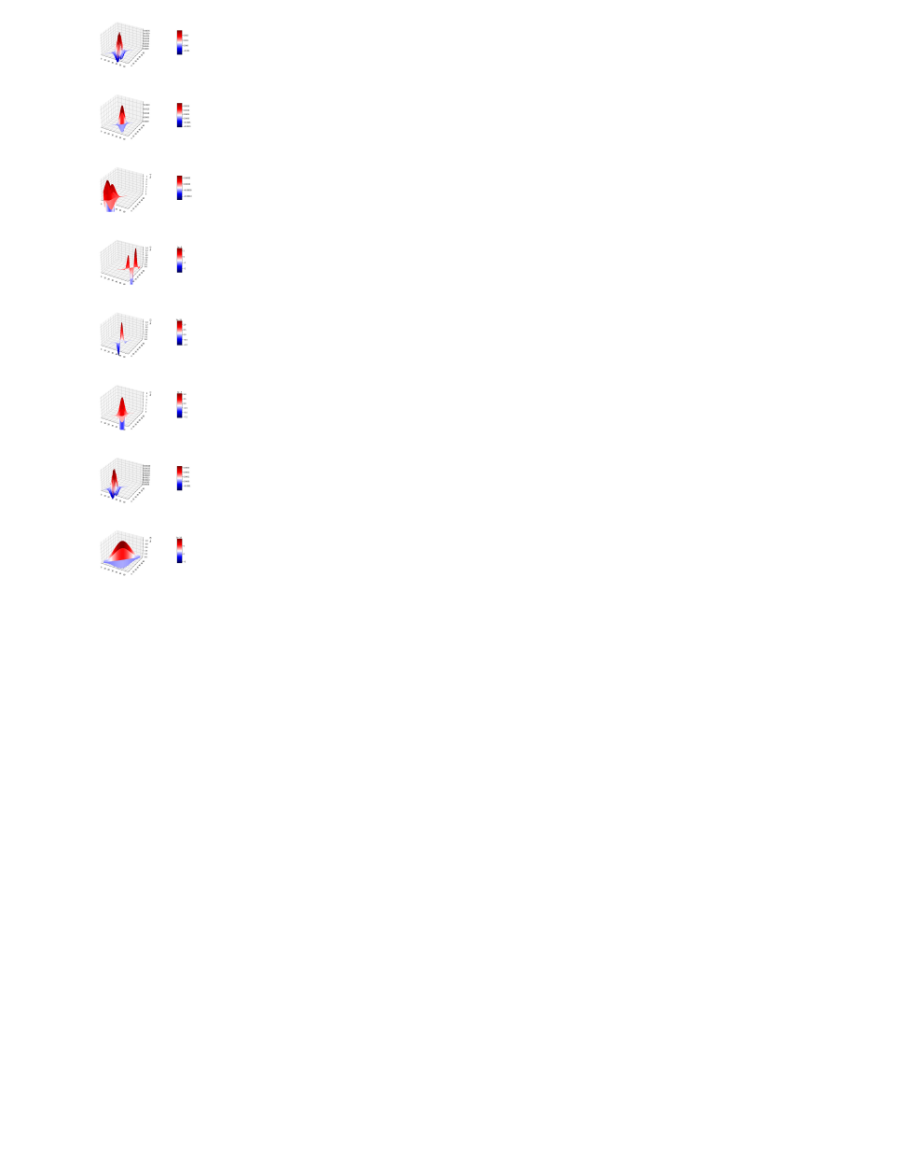
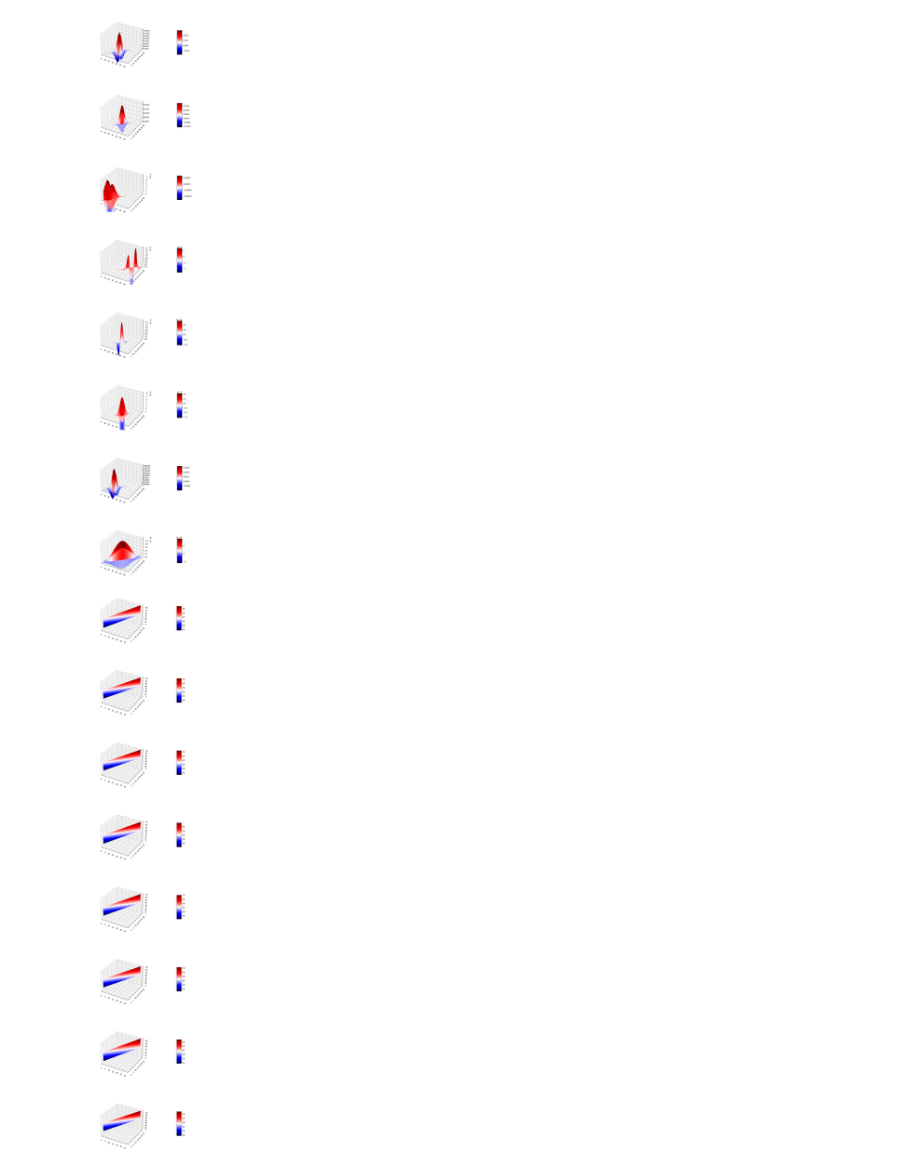
Before and after one commit to ktagen-sudo/Gabor3D, a Jupyter notebook: Notebooks/Visualize_Gabor_3D.ipynb, the cells around one changed output. Drawn from its saved outputs; the diff is of its cells as text; code cells hidden in the pictures; blank space fills up the shorter version.

Commit message:
Update on visualizing the Gabor

```diff
--- a/Notebooks/Visualize_Gabor_3D.ipynb
+++ b/Notebooks/Visualize_Gabor_3D.ipynb
@@ -158,3 +158,52 @@ plt.subplots_adjust(hspace=0.5)
 plt.show()
 # %% [output]
 [figure]
+# %%
+#Create a cube
+side = 31
+x = np.arange(0, side)
+y = np.arange(0, side)
+z = np.arange(0,side)
+ym, zm, xm = np.meshgrid(y, z, x)
+
+cube = xm + ym + zm
+
+#Plotting IA,
+fig = plt.figure()
+fig.set_size_inches(50, 50)
+
+total_plots = 0
+np.random.seed(1)
+
+while True:
+    ax = fig.add_subplot(9, 1, total_plots + 1,
+                          projection='3d')
+
+    slice_ = np.random.randint(low=2, high=cube.shape[2])
+    #orientation_ = np.random.randint(low=2, high=cube.shape[2])
+    # Data for a three-dimensional line
+    X = np.arange(0, len(cube))
+    Y = X
+
+    # Plot the surface.
+    surf = ax.plot_surface(X, Y, cube[slice_], cmap=cm.seismic,
+                           linewidth=0, antialiased=False)
+
+    # Customize the z axis.
+    ax.set_zlim(0, np.max(cube[slice_]))
+    #ax.zaxis.set_major_locator(LinearLocator(10))
+    # A StrMethodFormatter is used automatically
+    #ax.zaxis.set_major_formatter('{x:.02f}')
+
+    # Add a color bar which maps values to colors.
+    fig.colorbar(surf, shrink=0.5, aspect=5)
+    total_plots +=1
+
+    if total_plots ==8:
+        break
+
+fig.tight_layout()
+plt.subplots_adjust(hspace=0.5)
+plt.show()
+# %% [output]
+[figure, added]
```
Also changed, not shown: parts of 4 cells of this notebook.
